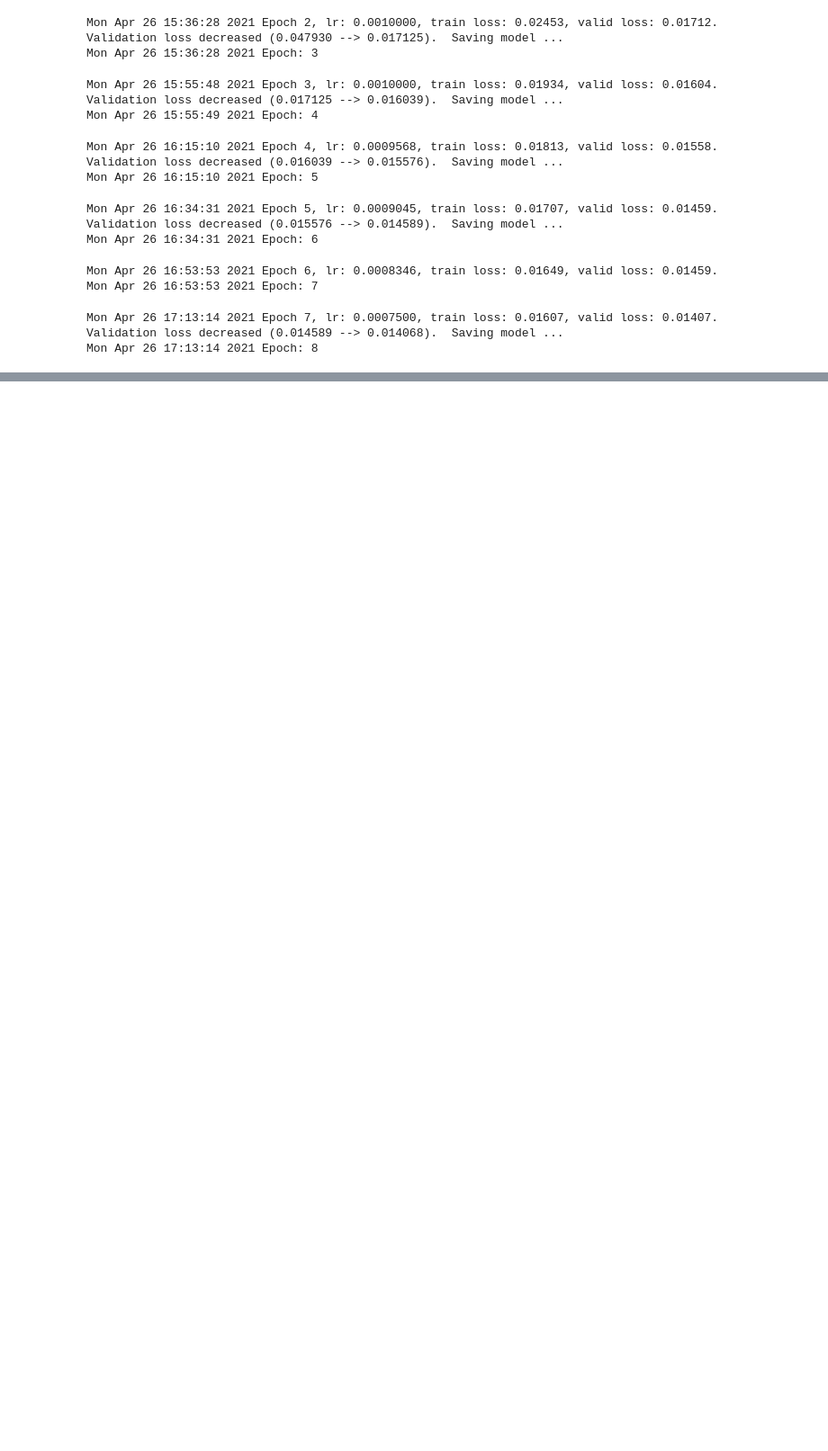
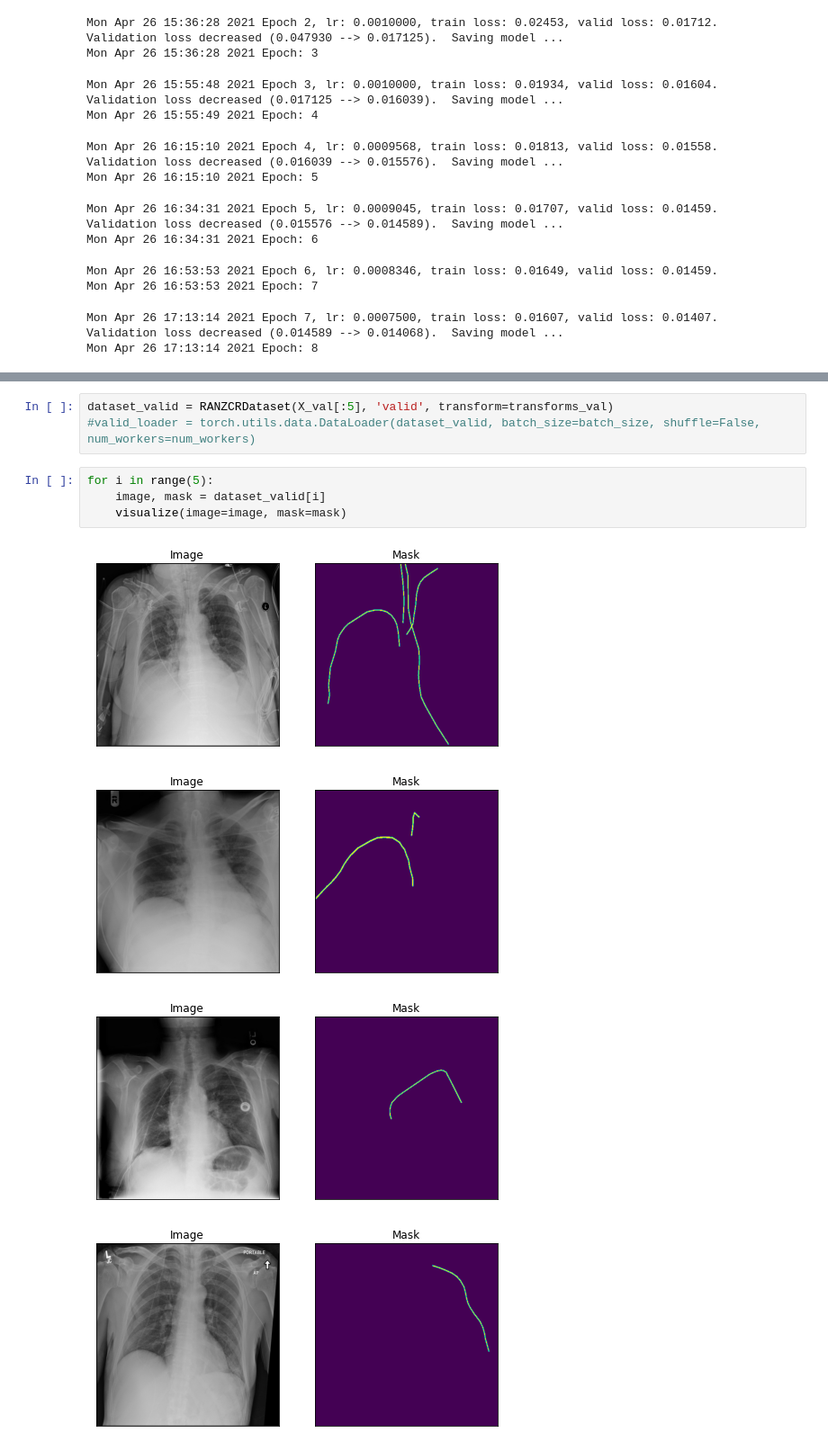
Before and after one commit to aryalmilan/Catheter-Detection-and-classification, a Jupyter notebook: Xray.ipynb, the cells around one changed output, grey strips where cells are left out. Shown at 90% size. Cells and saved outputs as stored; diff of their text form; blank space fills up the shorter version.

```diff
--- a/Xray.ipynb
+++ b/Xray.ipynb
@@ -313,0 +380,12 @@ Mon Apr 26 17:13:14 2021 Epoch: 8
+# %%
+dataset_valid = RANZCRDataset(X_val[:5], 'valid', transform=transforms_val)
+#valid_loader = torch.utils.data.DataLoader(dataset_valid, batch_size=batch_size, shuffle=False, num_workers=num_workers)
+# %%
+for i in range(5):
+    image, mask = dataset_valid[i]
+    visualize(image=image, mask=mask)
+# %% [output]
+[figure, added]
+[figure, added]
+[figure, added]
+[figure, added]
```
Also changed, not shown: parts of 25 cells of this notebook.
